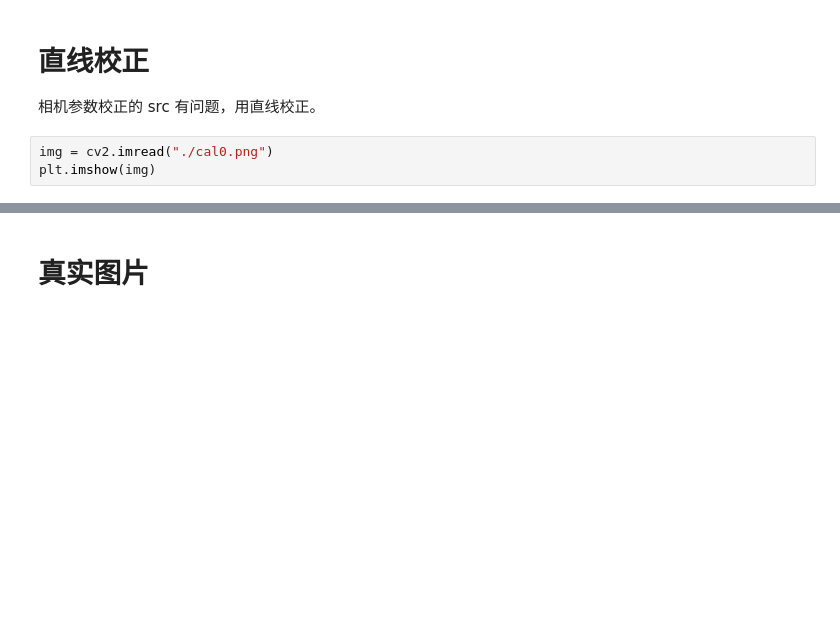
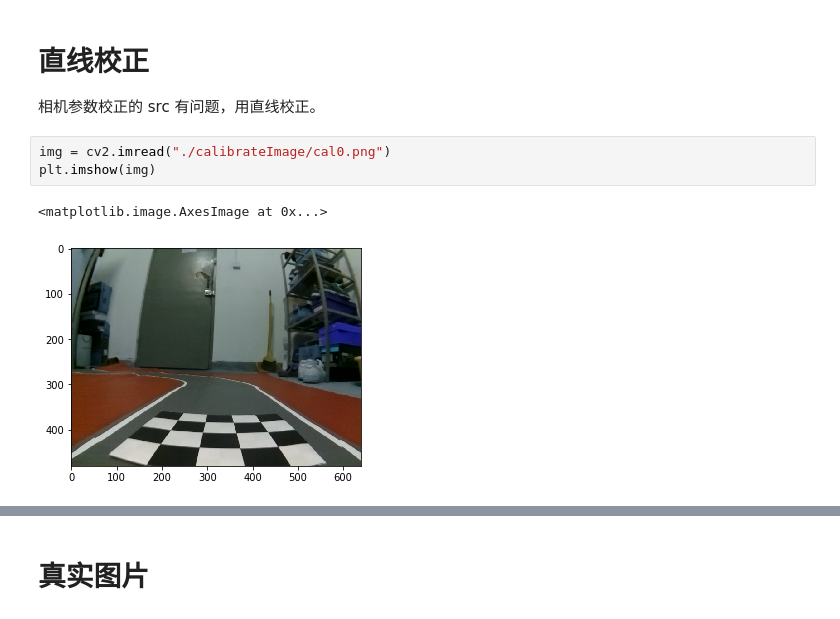
Before and after one commit to PlyTools/puppy, a Jupyter notebook: lane/CameraRecalibration.ipynb, the cells around one changed output, grey strips where cells are left out. Saved outputs shown, nothing was run; the diff lists cells and outputs as text; blank space fills up the shorter version.

```diff
--- a/lane/CameraRecalibration.ipynb
+++ b/lane/CameraRecalibration.ipynb
@@ -103,6 +152,9 @@ src.astype(np.int)
 
 相机参数校正的 src 有问题，用直线校正。
 # %%
-img = cv2.imread("./cal0.png")
+img = cv2.imread("./calibrateImage/cal0.png")
 plt.imshow(img)
+# %% [output]
+<matplotlib.image.AxesImage at 0x...>
+[figure, added]
 # %%
```
Also changed, not shown: parts of 17 cells of this notebook, 2 other files.
